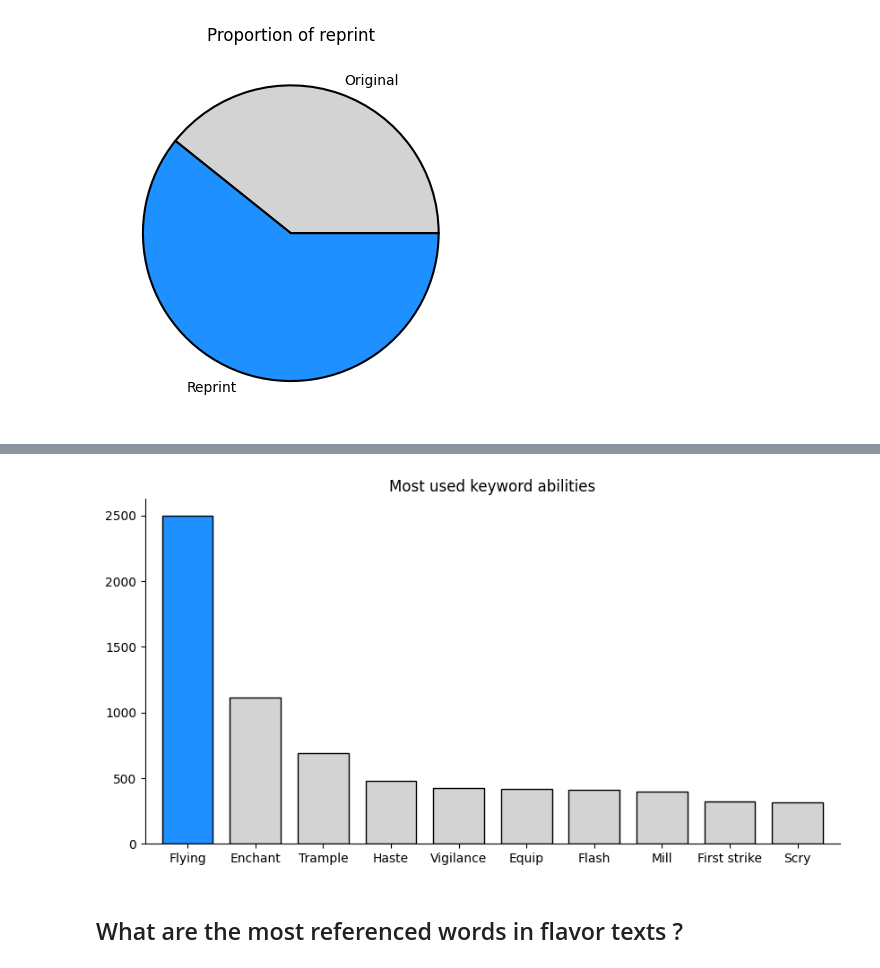
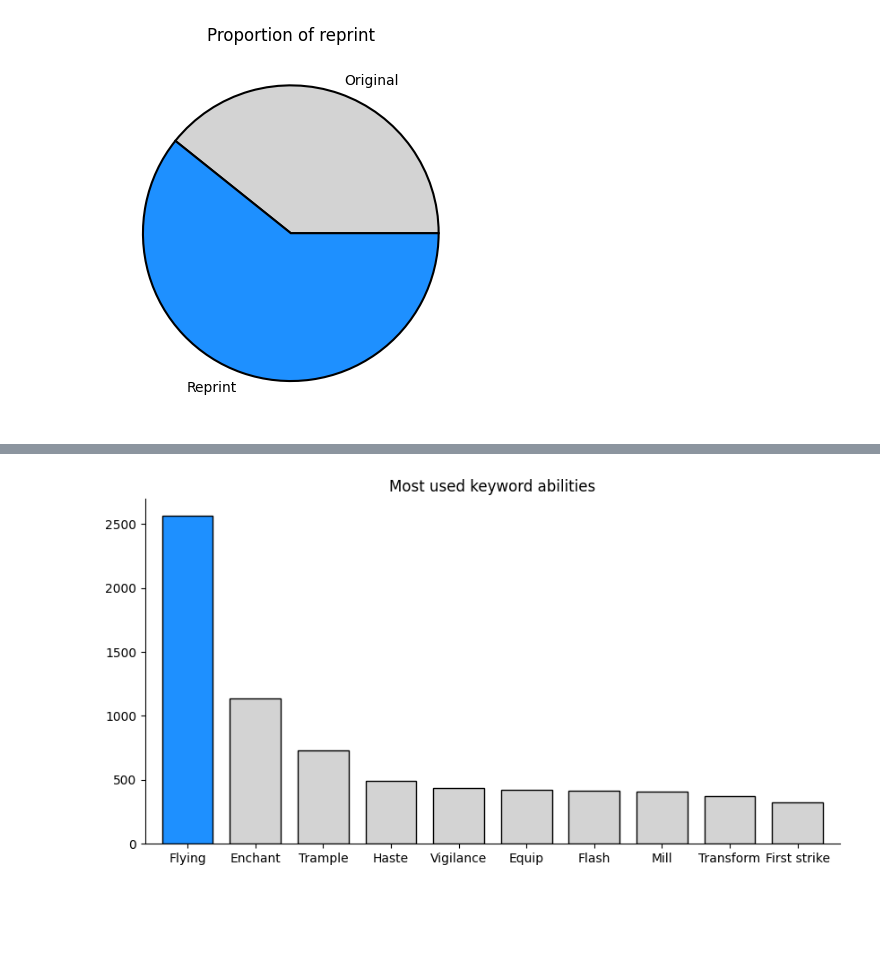
Before and after one commit to Undeadamien/mtg_analyst, a Jupyter notebook: allprints/prints.ipynb, the cells around one changed output, grey strips where cells are left out. Saved outputs shown, nothing was run; the diff lists cells and outputs as text; code cells hidden in the pictures; blank space fills up the shorter version.

```diff
--- a/allprints/prints.ipynb
+++ b/allprints/prints.ipynb
@@ -138,33 +172,31 @@ Plot the most used keyword abilities among all cards, not just creature cards.
 # %%
-df = default_df.drop_duplicates("name")
+df = default_df.drop_duplicates(["name", "side"])
 
 # parse the keywords columns and retrieve the most used abilities
 df = (
     df["keywords"]
     .dropna()
     .str.split(",", expand=True)
     .stack(dropna=True)
     .value_counts()[:10]
 )
 
 fig, axes = plt.subplots(figsize=(10, 5))
 for side in ["top", "right"]:  # remove some plot borders
     axes.spines[f"{side}"].set_visible(False)
 
 plot = df.plot(
     kind="bar",
     ax=axes,
     title="Most used keyword abilities",
     xlabel="",
     ylabel="",
     rot=0,
     width=0.75,
     edgecolor="black",
     color=["dodgerblue" if x == 0 else "lightgrey" for x in range(10)],
 )
 
 None
 # %% [output]
-[figure, old version]
+[figure, new version]
-# %% [markdown]
-## What are the most referenced words in flavor texts ?
```
Also changed, not shown: parts of 13 cells of this notebook, 8 other files.
